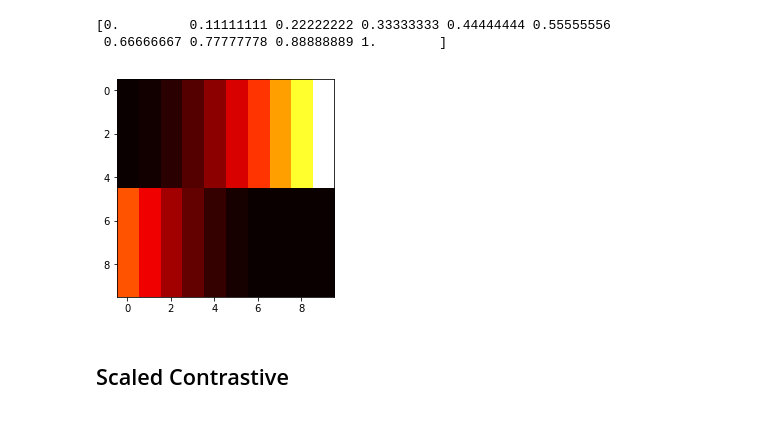
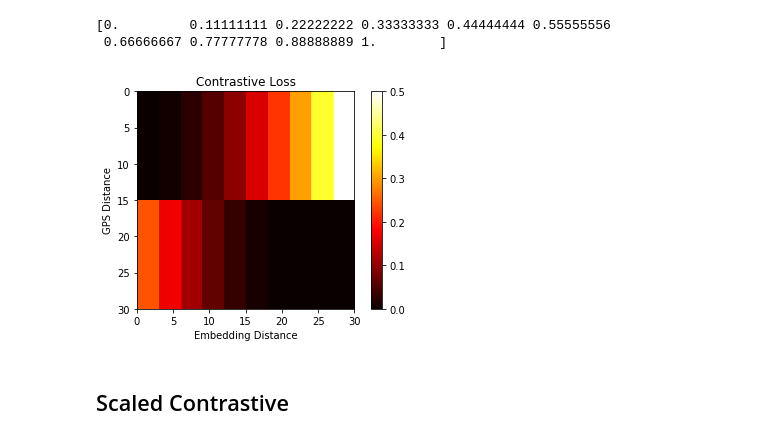
Before and after one commit to Holstrup/PlaceRecognition, a Jupyter notebook: notebooks/Tobit Plot.ipynb, the cells around one changed output. Cells and saved outputs as stored; diff of their text form; code cells hidden in the pictures.

```diff
--- a/notebooks/Tobit Plot.ipynb
+++ b/notebooks/Tobit Plot.ipynb
@@ -51,10 +57,22 @@ plt.show()
 # %% [markdown]
 ## Contrastive
 # %%
+# Original
 def contrastive(y, y_hat, yL = 25, margin_thr=0.7):
     indicator = int(y > yL) # => Postive point
     margin = np.full(len(y_hat), margin_thr)
     return ((1-indicator) * 1/2 * y_hat**2) + indicator*1/2*((margin-y_hat).clip(min=0))**2
+
+# Scaled up / down
+def contrastive(y, y_hat, yL = 25, margin_thr=0.7):
+    y_hat *= 35
+    margin_thr *= 35
+
+    indicator = int(y > yL) # => Postive point
+    margin = np.full(len(y_hat), margin_thr)
+    y = ((1-indicator) * 1/2 * y_hat**2) + indicator*1/2*((margin-y_hat).clip(min=0))**2
+    y /= (35**2)
+    return y
 # %%
 NUM_POINTS = 1000
 Dw = np.linspace(0.01, 2, num=NUM_POINTS) # Embedding Distances
@@ -84,10 +104,14 @@ for i in range(NUM_POINTS):
 [0.         0.11111111 0.22222222 0.33333333 0.44444444 0.55555556
  0.66666667 0.77777778 0.88888889 1.        ]
 # %%
-plt.imshow(contrastive_loss, cmap='hot', interpolation='nearest')
+plt.imshow(contrastive_loss, cmap='hot', interpolation='nearest', extent=[0,30,30,0])
+plt.colorbar()
+plt.xlabel('Embedding Distance')
+plt.ylabel('GPS Distance')
+plt.title('Contrastive Loss')
 plt.show()
 # %% [output]
-[figure, old version]
+[figure, new version]
 # %% [markdown]
 ## Scaled Contrastive
 # %%
```
Also changed, not shown: parts of 38 cells of this notebook, 3 other files.
